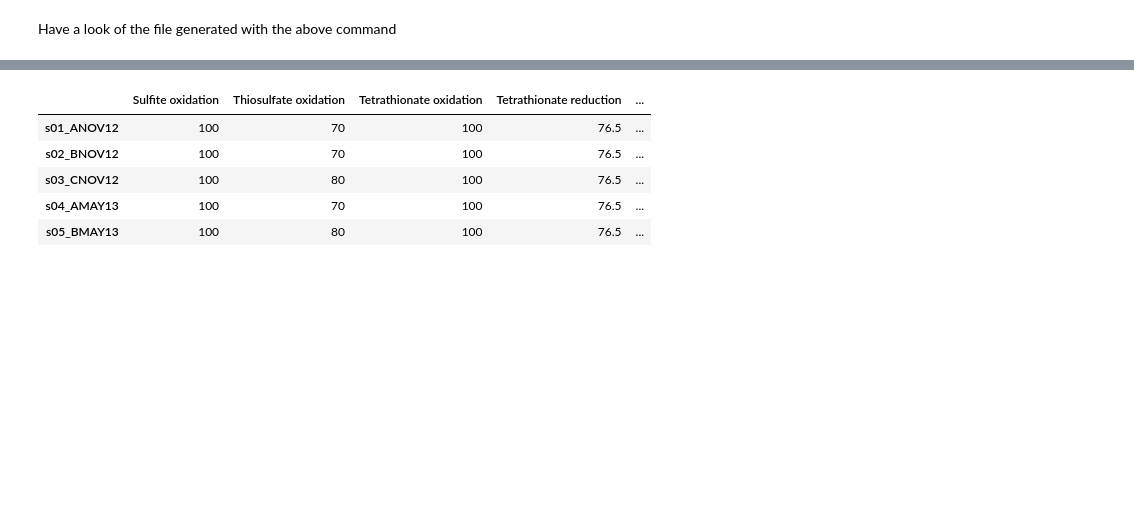
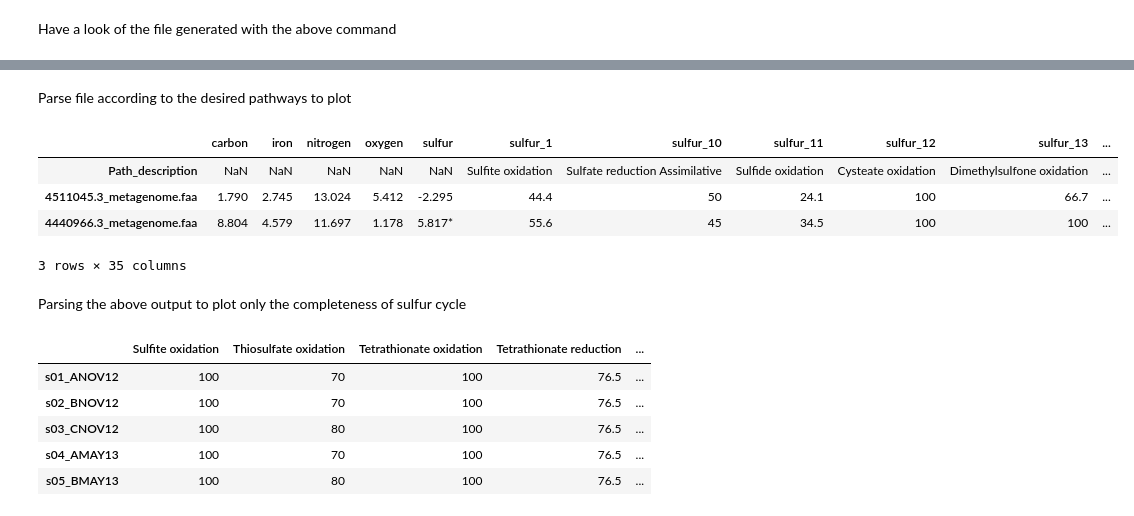
Before and after one commit to valdeanda/Time_series_mats, a Jupyter notebook: scripts/Pfams_completeness.ipynb, the cells around one changed output, grey strips where cells are left out. Cells and saved outputs as stored; diff of their text form; code cells hidden in the pictures; blank space fills up the shorter version.

Commit message:
updated with the new option -comp

```diff
--- a/scripts/Pfams_completeness.ipynb
+++ b/scripts/Pfams_completeness.ipynb
@@ -213,0 +192,3 @@ The output of running mebsv1.pl with the -comp option will generate the followin
+# %%
+test_met=pd.read_table( "../data/test_metagenomes.comp.tsv", index_col=0)
+test_met.head()
@@ -213,0 +202,3 @@ The output of running mebsv1.pl with the -comp option will generate the followin
+# %%
+sulfur_paths=pd.read_table("../data/sulfur_completeness.ids",index_col=0,sep="\t")
+sulfur_paths.T
@@ -214,3 +209,16 @@ The output of running mebsv1.pl with the -comp option will generate the followin
+# %% [markdown]
+Parse file according to the desired pathways to plot
+# %%
+concat=pd.concat([sulfur_paths.T, test_met],axis=0)
+concat
+# %% [output]
+|  | carbon | iron | nitrogen | oxygen | sulfur | sulfur_1 | sulfur_10 | sulfur_11 | sulfur_12 | sulfur_13 | ... |
+| Path_description | NaN | NaN | NaN | NaN | NaN | Sulfite oxidation | Sulfate reduction Assimilative | Sulfide oxidation | Cysteate oxidation | Dimethylsulfone oxidation | ... |
+| 4511045.3_metagenome.faa | 1.790 | 2.745 | 13.024 | 5.412 | -2.295 | 44.4 | 50 | 24.1 | 100 | 66.7 | ... |
+| 4440966.3_metagenome.faa | 8.804 | 4.579 | 11.697 | 1.178 | 5.817* | 55.6 | 45 | 34.5 | 100 | 100 | ... |
+3 rows × 35 columns
+# %% [markdown]
+Parsing the above output to plot only the completeness of sulfur cycle
 # %%
 comp=pd.read_table("../data/completeness.parse.tab",index_col=0)
 comp.head()
```
Also changed, not shown: parts of 12 cells of this notebook.
